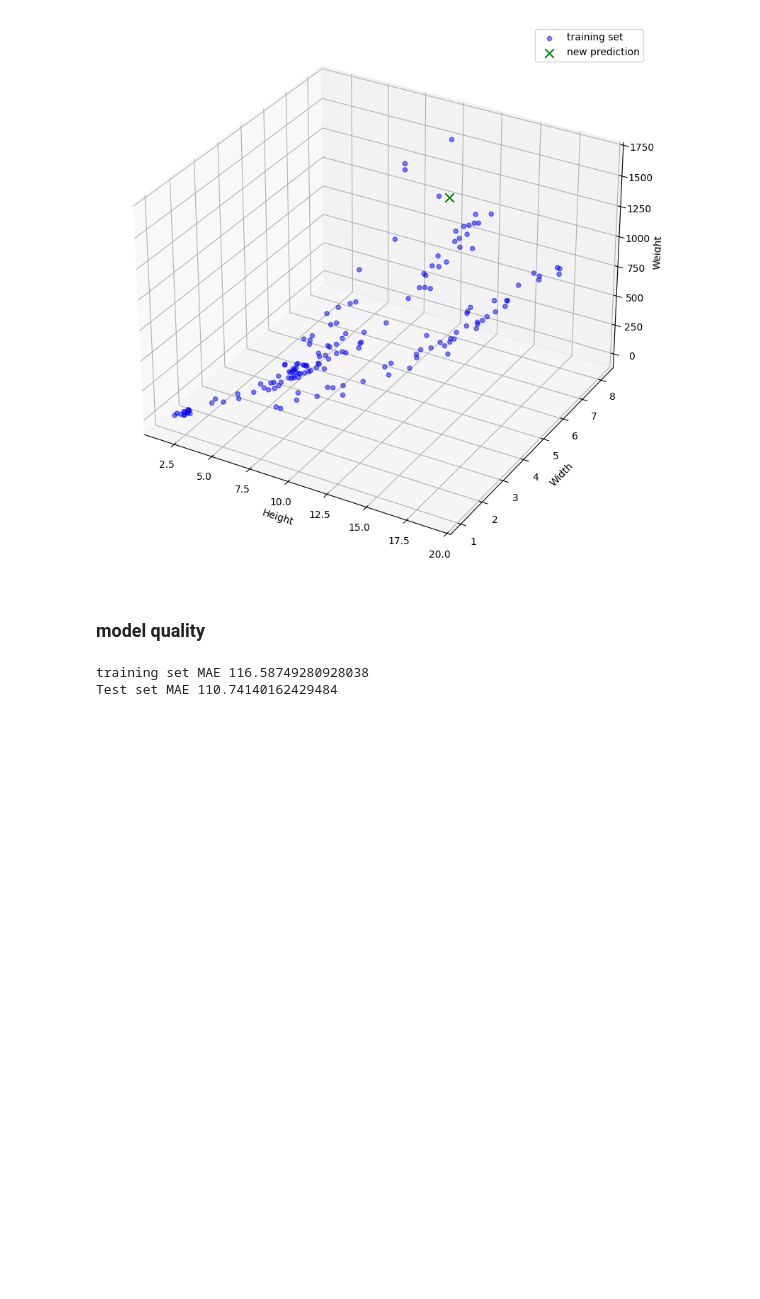
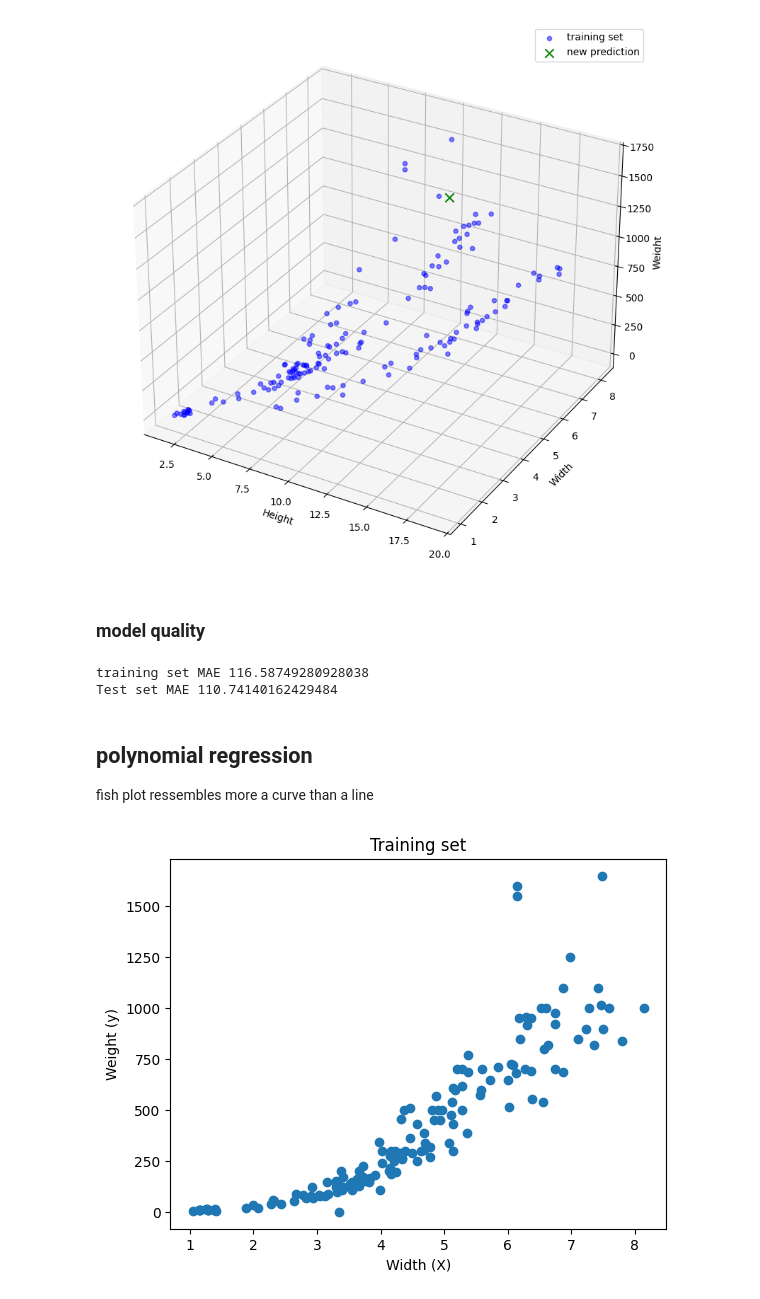
Before and after one commit to socraticDevBlog/sandboxes, a Jupyter notebook: machine_learning_python/ml_algorithms.ipynb, the cells around one changed output. Saved outputs shown, nothing was run; the diff lists cells and outputs as text; code cells hidden in the pictures; blank space fills up the shorter version.

Commit message:
polynomial regression

```diff
--- a/machine_learning_python/ml_algorithms.ipynb
+++ b/machine_learning_python/ml_algorithms.ipynb
@@ -127,3 +127,24 @@ print('Test set MAE', test_set_MAE)
 # %% [output]
 training set MAE 116.58749280928038
 Test set MAE 110.74140162429484
+# %% [markdown]
+## polynomial regression
+
+fish plot ressembles more a curve than a line
+# %%
+import pandas as pd
+import numpy as np
+import matplotlib.pyplot as plt
+
+fish = pd.read_csv("Fish.csv")
+
+y_weight = fish['Weight']
+x_width = fish['Width']
+
+plt.scatter(x_width, y_weight)
+plt.title('Training set')
+plt.xlabel('Width (X)')
+plt.ylabel('Weight (y)')
+plt.show()
+# %% [output]
+[figure, added]
```
Also changed, not shown: parts of 6 cells of this notebook.
